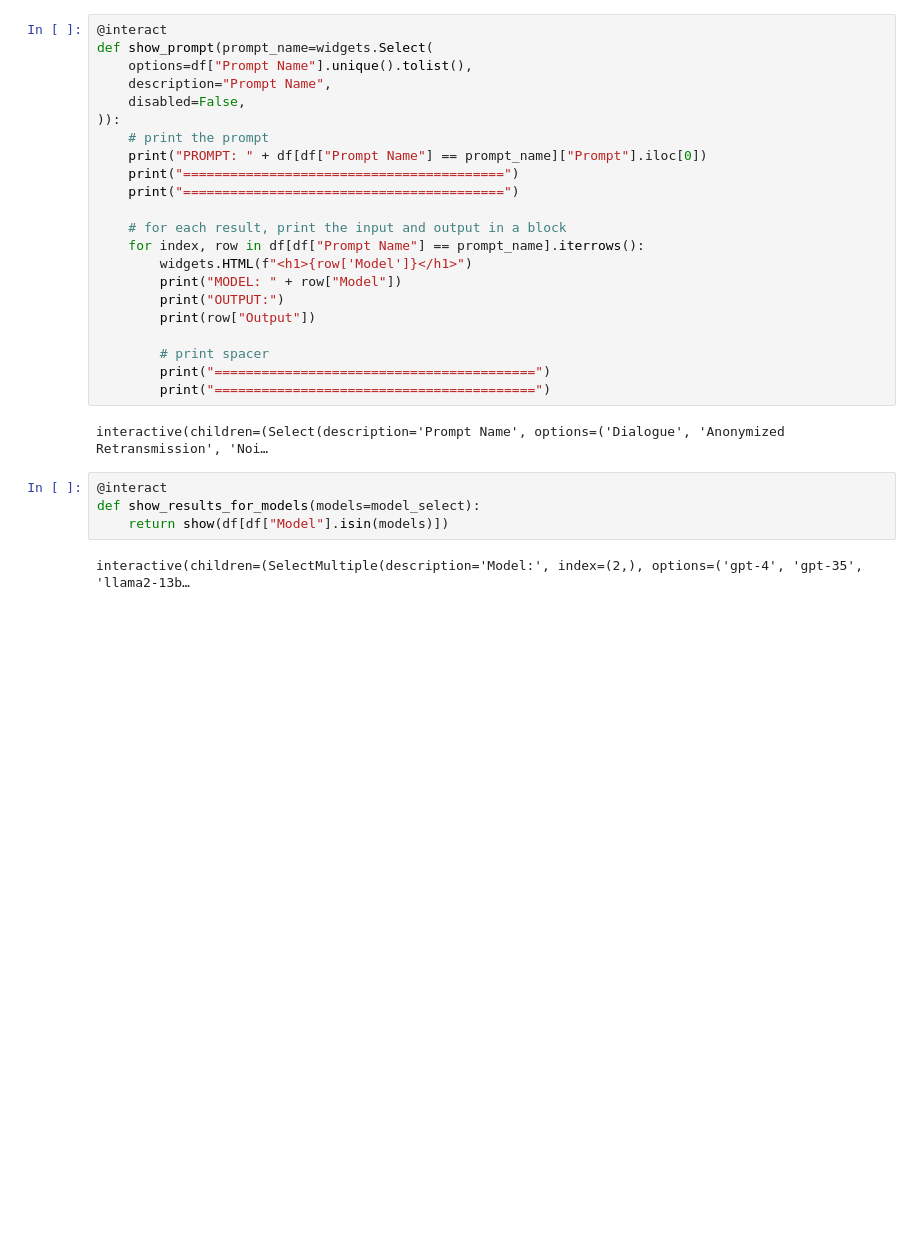
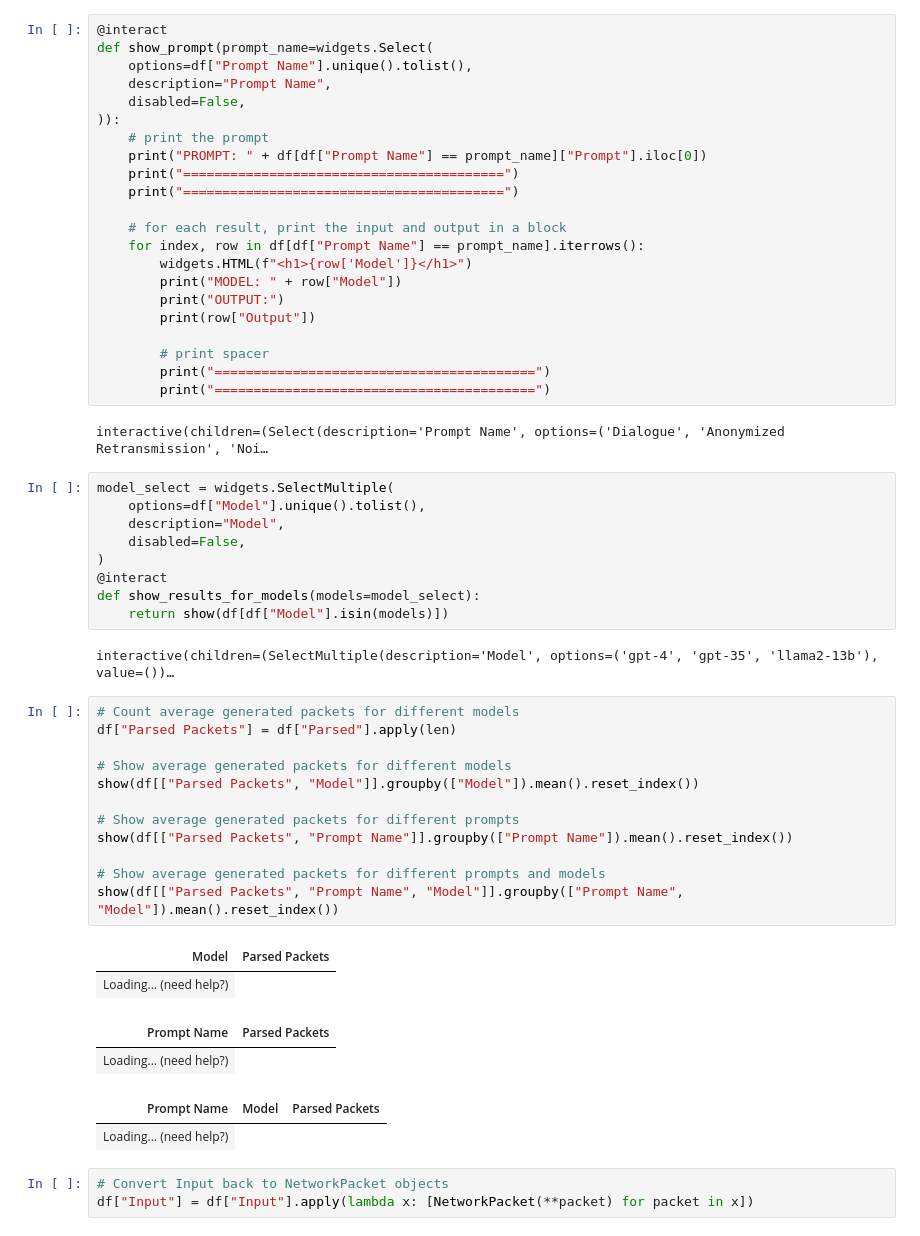
Before and after one commit to aapon00/NetSim2022, a Jupyter notebook: llm/new-network-gen.ipynb, the cells around one changed output. Drawn from its saved outputs; the diff is of its cells as text; blank space fills up the shorter version.

```diff
--- a/llm/new-network-gen.ipynb
+++ b/llm/new-network-gen.ipynb
@@ -254,8 +377,35 @@ def show_prompt(prompt_name=widgets.Select(
 # %% [output]
 interactive(children=(Select(description='Prompt Name', options=('Dialogue', 'Anonymized Retransmission', 'Noi…
 # %%
+model_select = widgets.SelectMultiple(
+    options=df["Model"].unique().tolist(),
+    description="Model",
+    disabled=False,
+)
 @interact
 def show_results_for_models(models=model_select):
     return show(df[df["Model"].isin(models)])
 # %% [output]
-interactive(children=(SelectMultiple(description='Model:', index=(2,), options=('gpt-4', 'gpt-35', 'llama2-13b…
+interactive(children=(SelectMultiple(description='Model', options=('gpt-4', 'gpt-35', 'llama2-13b'), value=())…
+# %%
+# Count average generated packets for different models
+df["Parsed Packets"] = df["Parsed"].apply(len)
+
+# Show average generated packets for different models
+show(df[["Parsed Packets", "Model"]].groupby(["Model"]).mean().reset_index())
+
+# Show average generated packets for different prompts
+show(df[["Parsed Packets", "Prompt Name"]].groupby(["Prompt Name"]).mean().reset_index())
+
+# Show average generated packets for different prompts and models
+show(df[["Parsed Packets", "Prompt Name", "Model"]].groupby(["Prompt Name", "Model"]).mean().reset_index())
+# %% [output]
+| Model | Parsed Packets |
+| Loading... (need help?) |
+| Prompt Name | Parsed Packets |
+| Loading... (need help?) |
+| Prompt Name | Model | Parsed Packets |
+| Loading... (need help?) |
+# %%
+# Convert Input back to NetworkPacket objects
+df["Input"] = df["Input"].apply(lambda x: [NetworkPacket(**packet) for packet in x])
```
Also changed, not shown: parts of 7 cells of this notebook, 1 other file.
